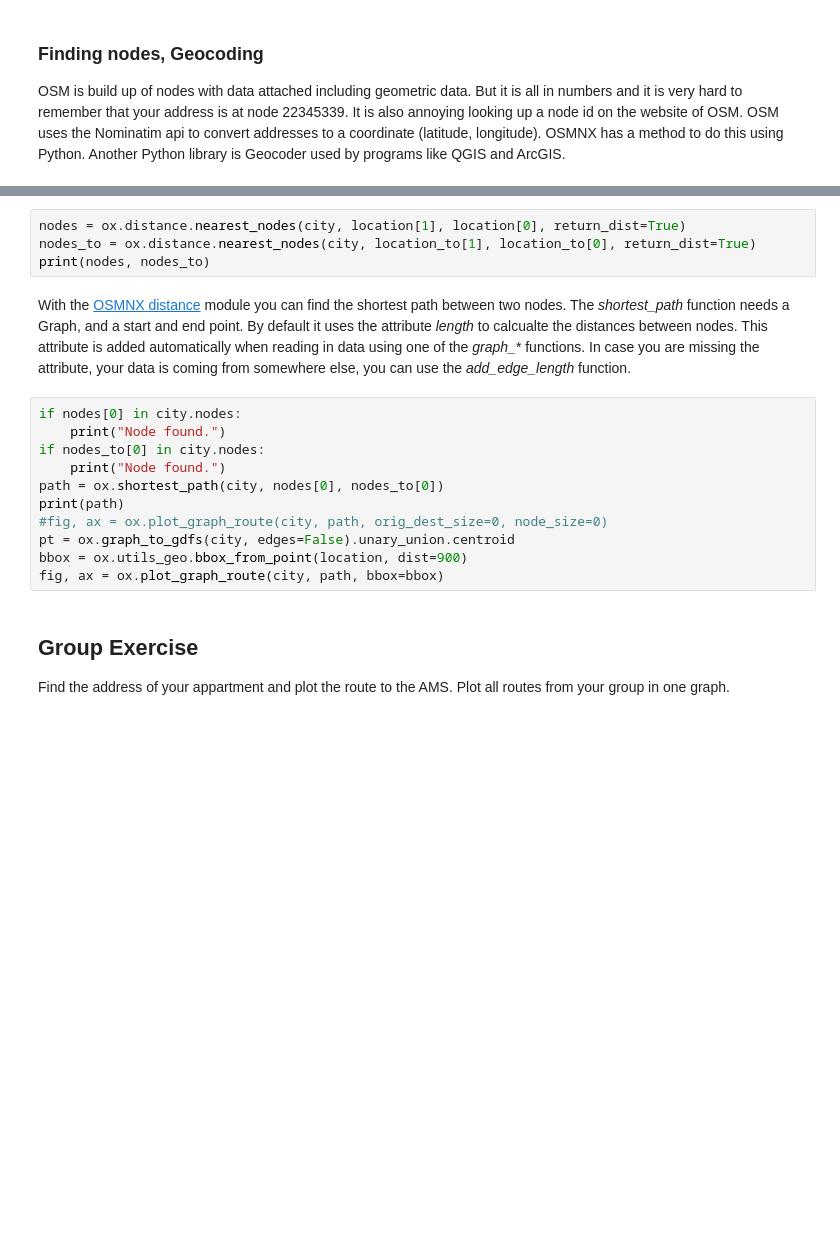
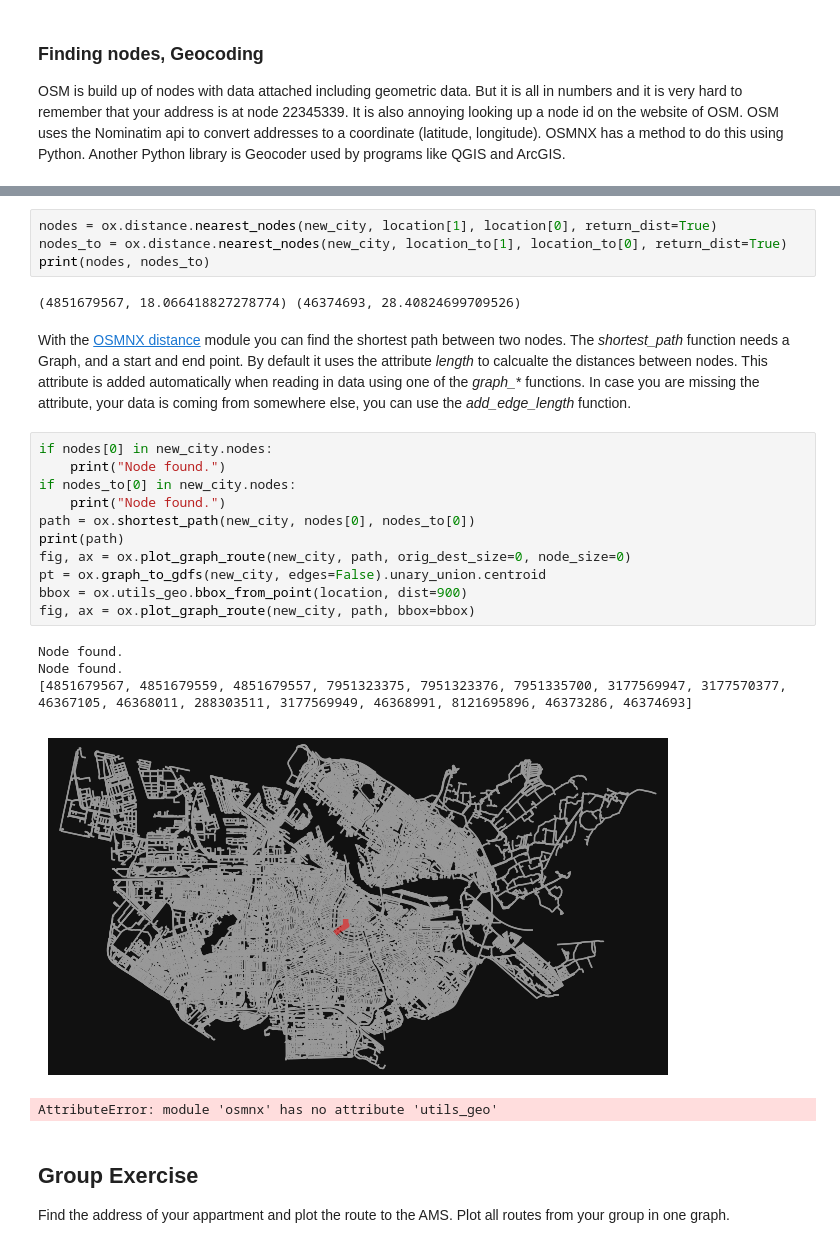
Before and after one commit to JulianWDev/MetData, a Jupyter notebook: Workshop Assignments/Assignment5/WS5_OSM.ipynb, the cells around one changed output, grey strips where cells are left out. Drawn from its saved outputs; the diff is of its cells as text; blank space fills up the shorter version.

```diff
--- a/Workshop Assignments/Assignment5/WS5_OSM.ipynb
+++ b/Workshop Assignments/Assignment5/WS5_OSM.ipynb
@@ -214,20 +277,28 @@ print(location_to)
 # %%
-nodes = ox.distance.nearest_nodes(city, location[1], location[0], return_dist=True)
-nodes_to = ox.distance.nearest_nodes(city, location_to[1], location_to[0], return_dist=True)
+nodes = ox.distance.nearest_nodes(new_city, location[1], location[0], return_dist=True)
+nodes_to = ox.distance.nearest_nodes(new_city, location_to[1], location_to[0], return_dist=True)
 print(nodes, nodes_to)
+# %% [output]
+(4851679567, 18.066418827278774) (46374693, 28.40824699709526)
 # %% [markdown]
 With the [OSMNX distance](https://osmnx.readthedocs.io/en/stable/user-reference.html#module-osmnx.distance) module you can find the shortest path between two nodes. The *shortest_path* function needs a Graph, and a start and end point. By default it uses the attribute *length* to calcualte the distances between nodes. This attribute is added automatically when reading in data using one of the *graph_** functions. In case you are missing the attribute, your data is coming from somewhere else, you can use the *add_edge_length* function.
 # %%
-if nodes[0] in city.nodes:
+if nodes[0] in new_city.nodes:
     print("Node found.")
-if nodes_to[0] in city.nodes:
+if nodes_to[0] in new_city.nodes:
     print("Node found.")
-path = ox.shortest_path(city, nodes[0], nodes_to[0])
+path = ox.shortest_path(new_city, nodes[0], nodes_to[0])
 print(path)
-#fig, ax = ox.plot_graph_route(city, path, orig_dest_size=0, node_size=0)
-pt = ox.graph_to_gdfs(city, edges=False).unary_union.centroid
+fig, ax = ox.plot_graph_route(new_city, path, orig_dest_size=0, node_size=0)
+pt = ox.graph_to_gdfs(new_city, edges=False).unary_union.centroid
 bbox = ox.utils_geo.bbox_from_point(location, dist=900)
-fig, ax = ox.plot_graph_route(city, path, bbox=bbox)
+fig, ax = ox.plot_graph_route(new_city, path, bbox=bbox)
+# %% [output]
+Node found.
+Node found.
+[4851679567, 4851679559, 4851679557, 7951323375, 7951323376, 7951335700, 3177569947, 3177570377, 46367105, 46368011, 288303511, 3177569949, 46368991, 8121695896, 46373286, 46374693]
+[figure, added]
+AttributeError: module 'osmnx' has no attribute 'utils_geo'
 # %% [markdown]
 ## Group Exercise
 Find the address of your appartment and plot the route to the AMS. Plot all routes from your group in one graph.
```
Also changed, not shown: parts of 21 cells of this notebook.
